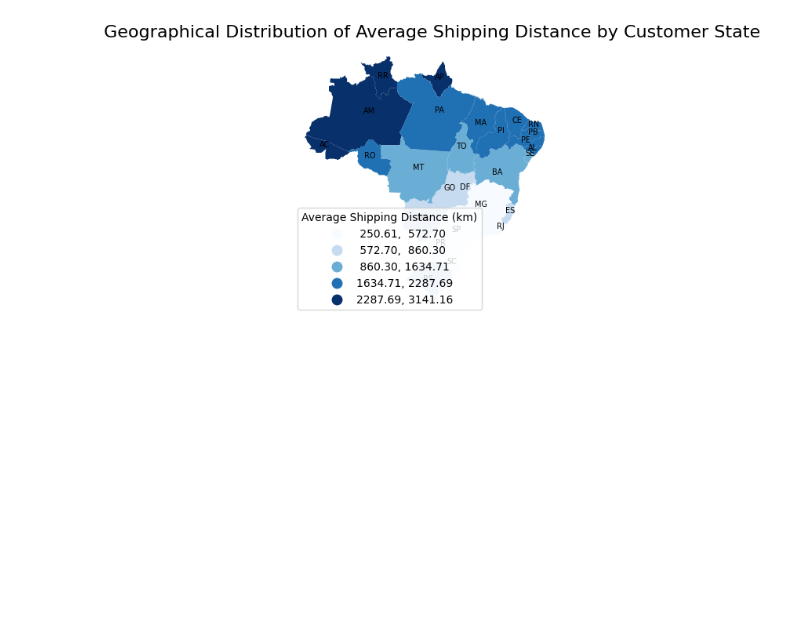
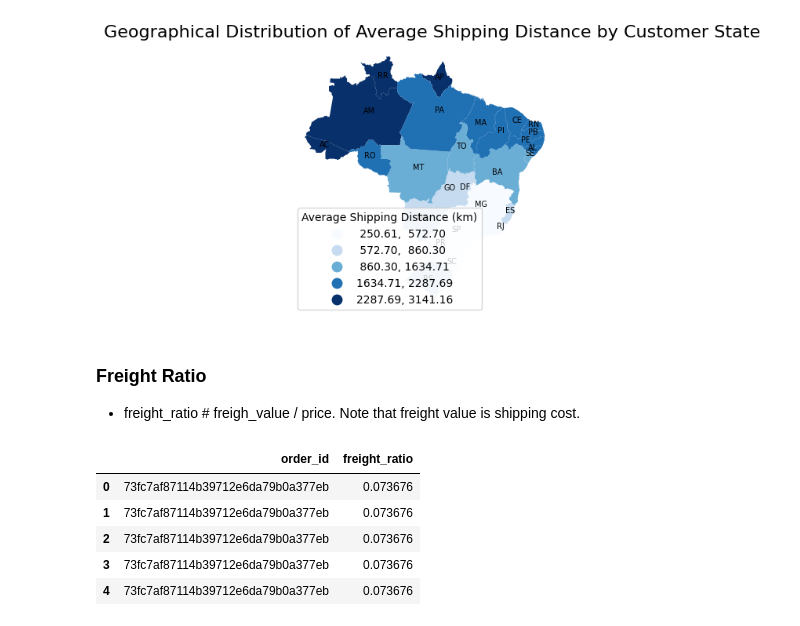
Before and after one commit to cchen744/olist-regional-customer-experience-analysis, a Jupyter notebook: 01_data_overview.ipynb, the cells around one changed output. Saved outputs shown, nothing was run; the diff lists cells and outputs as text; code cells hidden in the pictures; blank space fills up the shorter version.

```diff
--- a/01_data_overview.ipynb
+++ b/01_data_overview.ipynb
@@ -669,3 +669,34 @@ plt.tight_layout()
 plt.show()
 # %% [output]
 [figure]
+# %% [markdown]
+### Freight Ratio
+- freight_ratio # freigh_value / price. Note that freight value is shipping cost.
+# %%
+# Calculate total price and total freight value per order
+order_items_agg = dataframes['order_items'].groupby('order_id').agg(
+    total_price=('price', 'sum'),
+    total_freight_value=('freight_value', 'sum')
+).reset_index()
+
+# Calculate freight ratio, handling potential division by zero
+order_items_agg['freight_ratio'] = np.where(
+    order_items_agg['total_price'] != 0,
+    order_items_agg['total_freight_value'] / order_items_agg['total_price'],
+    0
+)
+
+# Merge freight ratio into final_df
+final_df = pd.merge(final_df, order_items_agg[['order_id', 'freight_ratio']], on='order_id', how='left')
+
+# Fill NaN freight_ratio with 0 (e.g., if an order in final_df had no matching items in order_items_agg)
+final_df['freight_ratio'] = final_df['freight_ratio'].fillna(0)
+
+display(final_df[['order_id', 'freight_ratio']].head())
+# %% [output]
+|  | order_id | freight_ratio |
+| 0 | 73fc7af87114b39712e6da79b0a377eb | 0.073676 |
+| 1 | 73fc7af87114b39712e6da79b0a377eb | 0.073676 |
+| 2 | 73fc7af87114b39712e6da79b0a377eb | 0.073676 |
+| 3 | 73fc7af87114b39712e6da79b0a377eb | 0.073676 |
+| 4 | 73fc7af87114b39712e6da79b0a377eb | 0.073676 |
```
Also changed, not shown: parts of 3 cells of this notebook.
